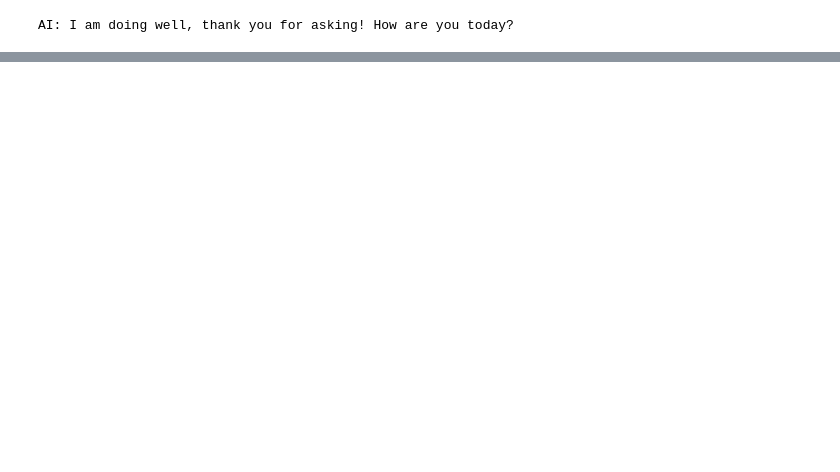
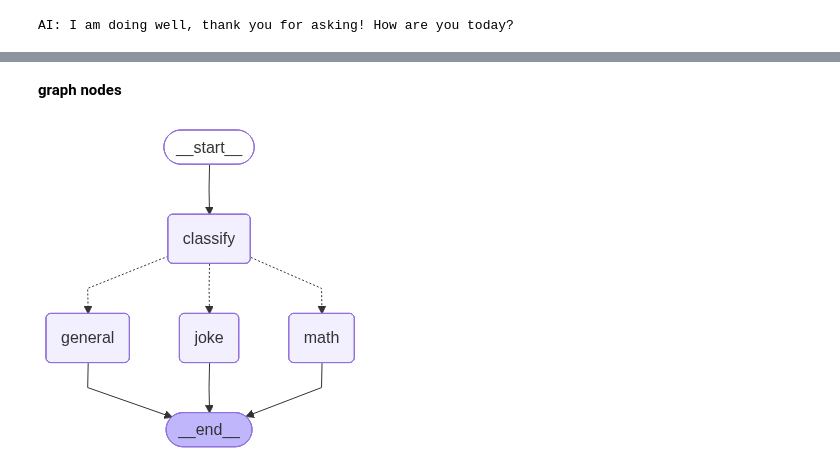
Before and after one commit to zkzkGamal/Agentic-AI-Tutorial, a Jupyter notebook: Chapter4/chapter4-code.ipynb, the cells around one changed output, grey strips where cells are left out. Cells and saved outputs as stored; diff of their text form; code cells hidden in the pictures; blank space fills up the shorter version.

```diff
--- a/Chapter4/chapter4-code.ipynb
+++ b/Chapter4/chapter4-code.ipynb
@@ -106,0 +577,7 @@ AI: I am doing well, thank you for asking! How are you today?
+# %%
+llm = ChatOllama(
+    model="qwen3:1.7b-q4_K_M",
+    timeout=30,
+    base_url="http://127.0.0.1:11434",
+    stream=True,
+)
@@ -106,0 +596,2 @@ AI: I am doing well, thank you for asking! How are you today?
+# %%
+router_chain = router_prompt | llm
@@ -106,0 +611,2 @@ AI: I am doing well, thank you for asking! How are you today?
+# %% [markdown]
+**graph nodes**
@@ -106,0 +635,37 @@ AI: I am doing well, thank you for asking! How are you today?
+# %%
+from typing import Literal
+def route_query(state: RouterState) -> Literal["math", "joke", "general"]:
+    return state["category"]
+# %%
+graph = StateGraph(RouterState)
+
+graph.add_node("classify", classify_query)
+graph.add_node("math", math_node)
+graph.add_node("joke", joke_node)
+graph.add_node("general", general_node)
+
+# Entry point → always classify first
+graph.add_edge(START, "classify")
+
+# Conditional routing based on category
+graph.add_conditional_edges(
+    "classify",
+    route_query,
+    {
+        "math": "math",
+        "joke": "joke",
+        "general": "general",
+    }
+)
+
+# All specialists go to END
+graph.add_edge("math", END)
+graph.add_edge("joke", END)
+graph.add_edge("general", END)
+
+app = graph.compile()
+# %%
+from IPython.display import Image , display
+display(Image(app.get_graph().draw_mermaid_png()))
+# %% [output]
+[figure, added]
```
Also changed, not shown: parts of 83 cells of this notebook, 6 other files.
